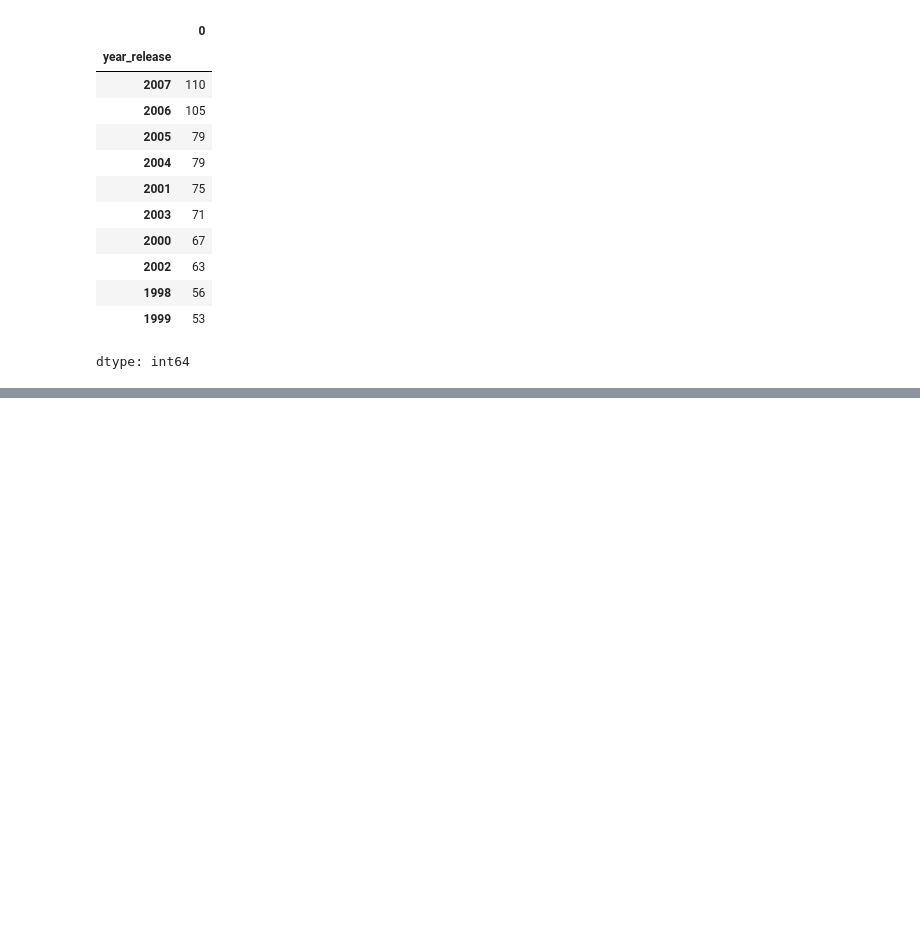
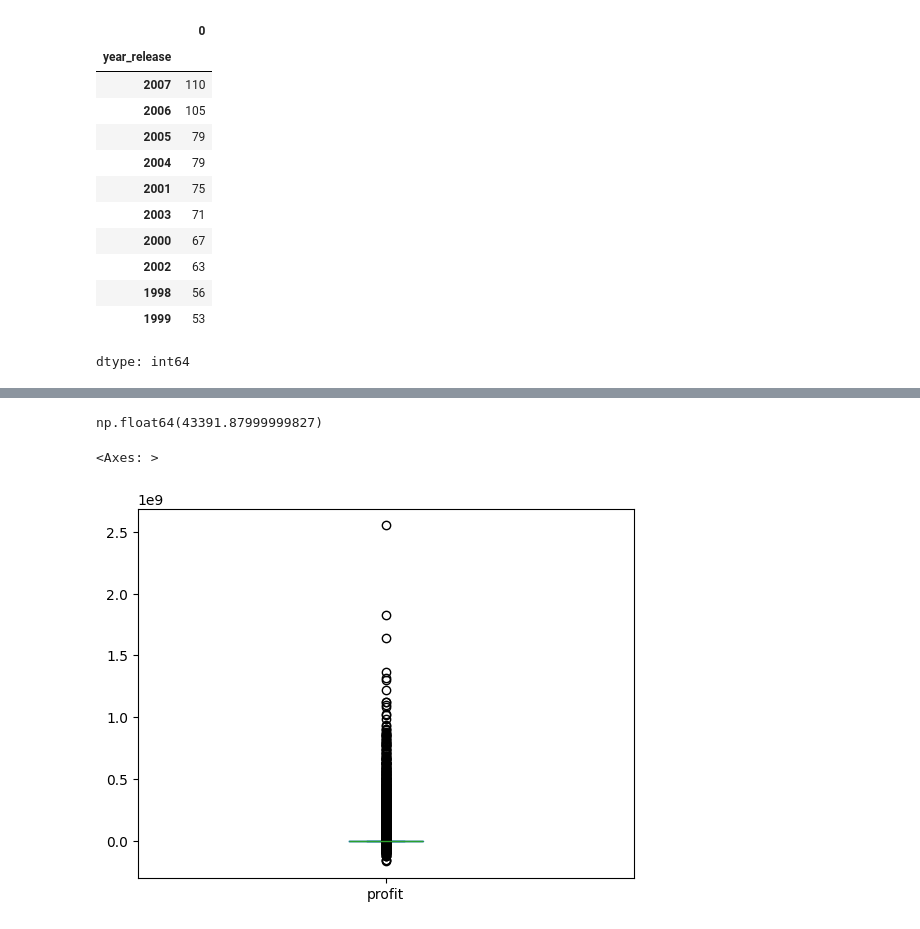
Before and after one commit to sitimustikaayu/Python_DataScientist, a Jupyter notebook: Google_Drive_Import.ipynb, the cells around one changed output, grey strips where cells are left out. Saved outputs shown, nothing was run; the diff lists cells and outputs as text; code cells hidden in the pictures; blank space fills up the shorter version.

```diff
--- a/Google_Drive_Import.ipynb
+++ b/Google_Drive_Import.ipynb
@@ -788,0 +813,12 @@ dtype: int64
+# %%
+movies_data['profit'].quantile(0.88)
+
+# Hanya ada 12% film yg mampu memberikan profit, sisanya balik modal
+# %% [output]
+np.float64(43391.87999999827)
+# %%
+# Outlier
+movies_data['profit'].plot(kind='box')
+# %% [output]
+<Axes: >
+[figure, added]
```
Also changed, not shown: parts of 16 cells of this notebook.
